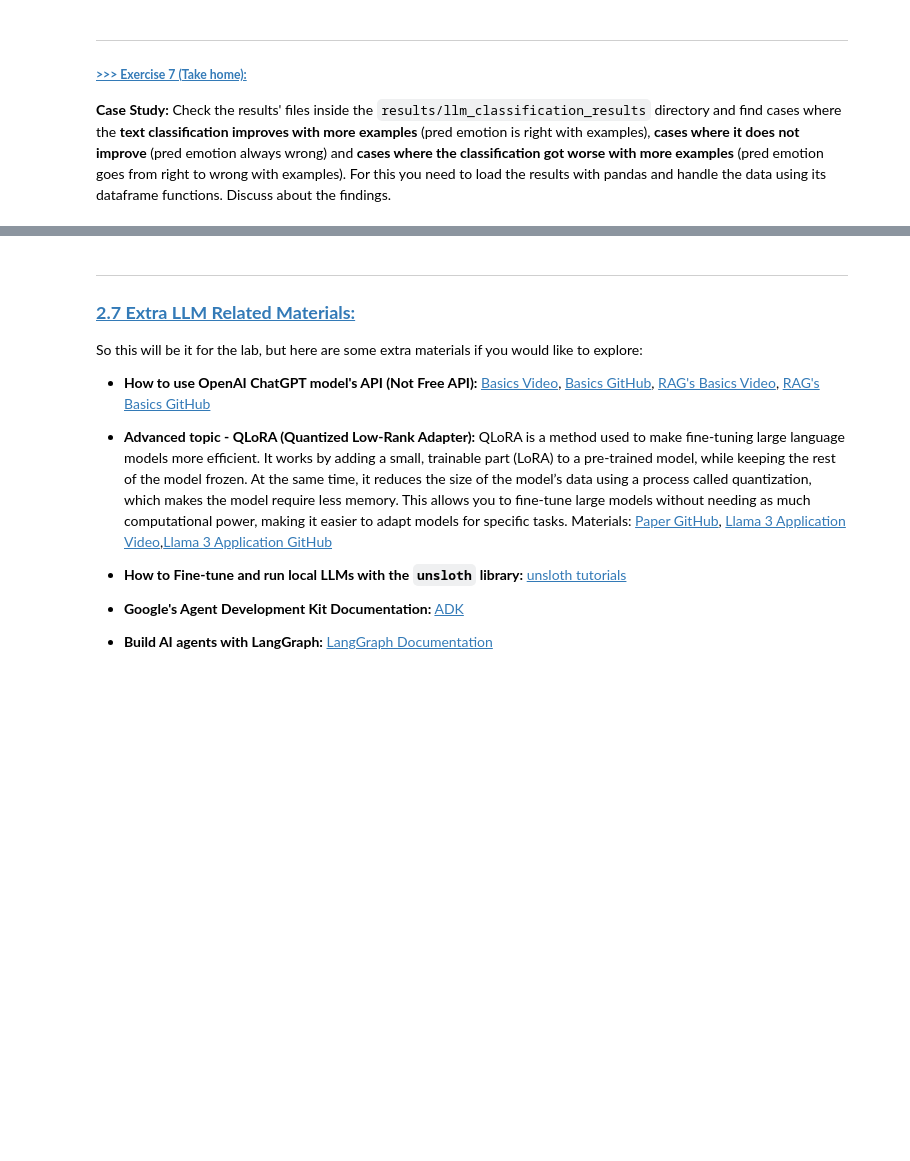
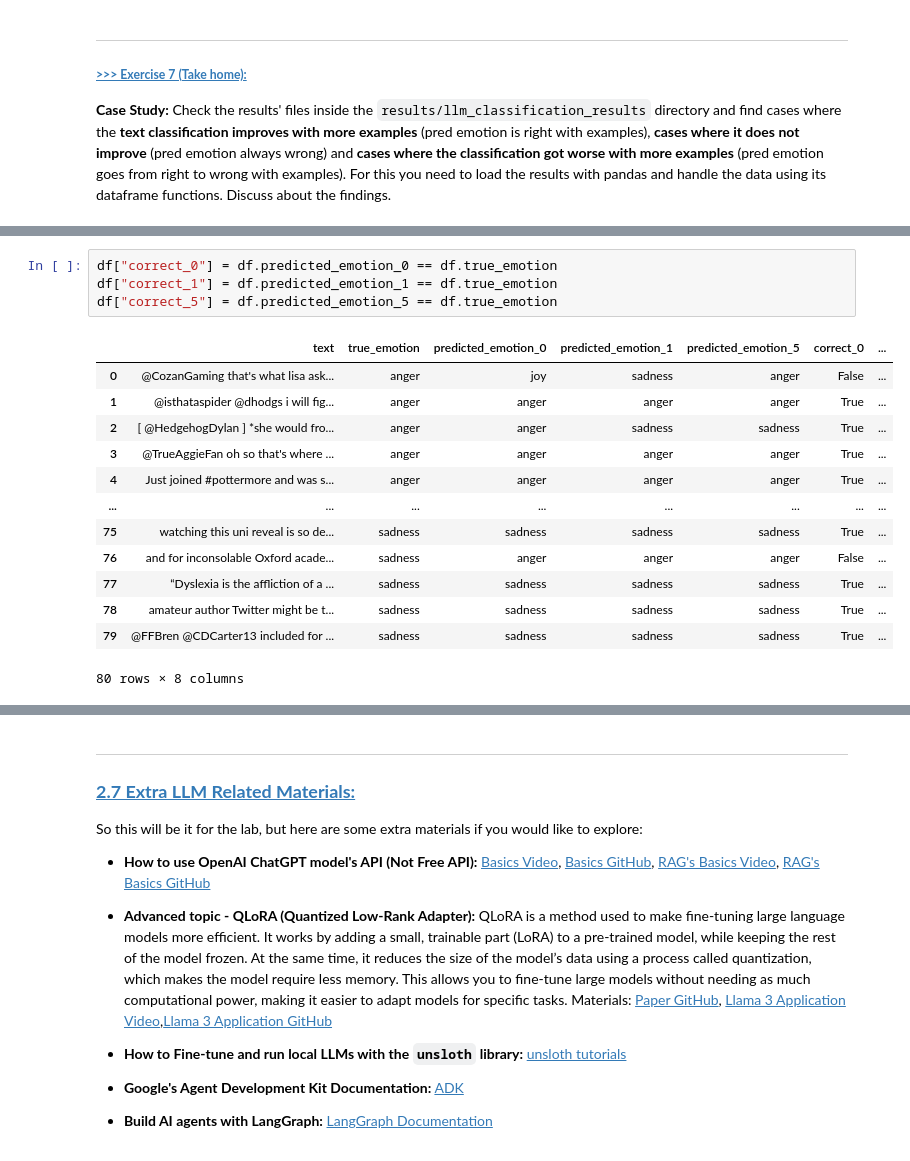
Before and after one commit to shangchehsieh/DM2025-Lab2-Exercise, a Jupyter notebook: DM2025-Lab2-Master-Phase_2_Main.ipynb, the cells around one changed output, grey strips where cells are left out. Saved outputs shown, nothing was run; the diff lists cells and outputs as text; blank space fills up the shorter version.

```diff
--- a/DM2025-Lab2-Master-Phase_2_Main.ipynb
+++ b/DM2025-Lab2-Master-Phase_2_Main.ipynb
@@ -1487,0 +1653,18 @@ Compare and discuss the overall results of the zero-shot, 1-shot and 5-shot clas
+# %%
+df["correct_0"] = df.predicted_emotion_0 == df.true_emotion
+df["correct_1"] = df.predicted_emotion_1 == df.true_emotion
+df["correct_5"] = df.predicted_emotion_5 == df.true_emotion
+# %% [output]
+|  | text | true_emotion | predicted_emotion_0 | predicted_emotion_1 | predicted_emotion_5 | correct_0 | ... |
+| 0 | @CozanGaming that's what lisa ask... | anger | joy | sadness | anger | False | ... |
+| 1 | @isthataspider @dhodgs i will fig... | anger | anger | anger | anger | True | ... |
+| 2 | [ @HedgehogDylan ] *she would fro... | anger | anger | sadness | sadness | True | ... |
+| 3 | @TrueAggieFan oh so that's where ... | anger | anger | anger | anger | True | ... |
+| 4 | Just joined #pottermore and was s... | anger | anger | anger | anger | True | ... |
+| ... | ... | ... | ... | ... | ... | ... | ... |
+| 75 | watching this uni reveal is so de... | sadness | sadness | sadness | sadness | True | ... |
+| 76 | and for inconsolable Oxford acade... | sadness | anger | anger | anger | False | ... |
+| 77 | “Dyslexia is the affliction of a ... | sadness | sadness | sadness | sadness | True | ... |
+| 78 | amateur author Twitter might be t... | sadness | sadness | sadness | sadness | True | ... |
+| 79 | @FFBren @CDCarter13 included for ... | sadness | sadness | sadness | sadness | True | ... |
+80 rows × 8 columns
```
Also changed, not shown: parts of 31 cells of this notebook.
